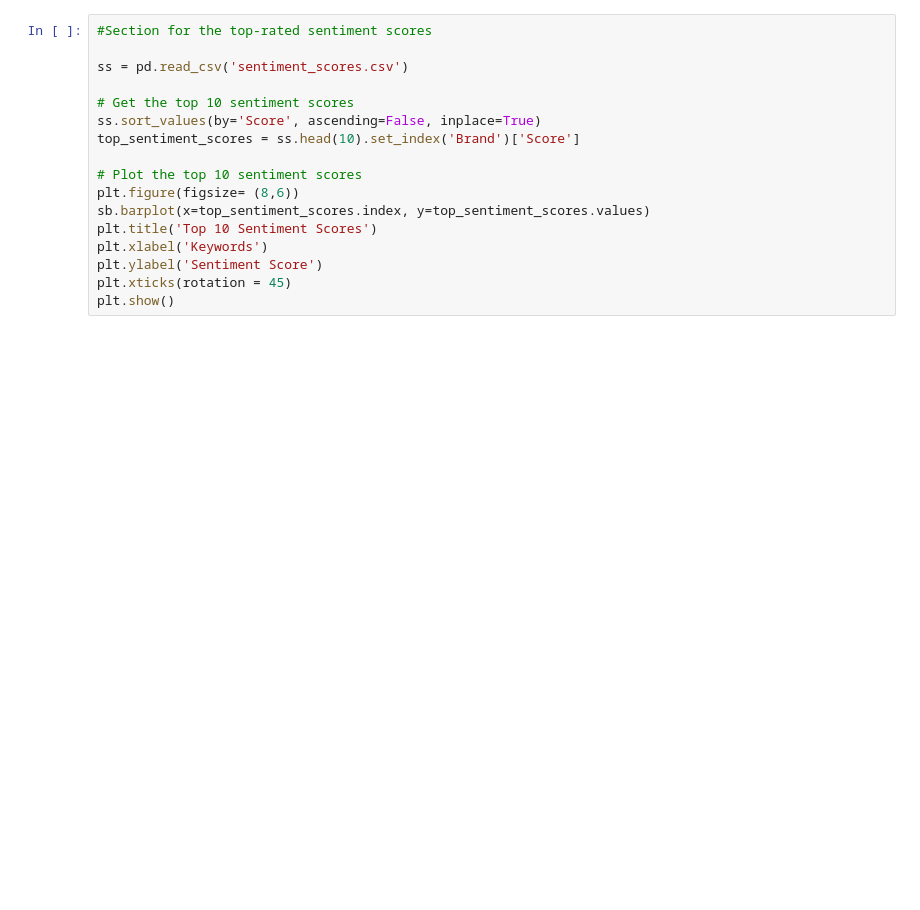
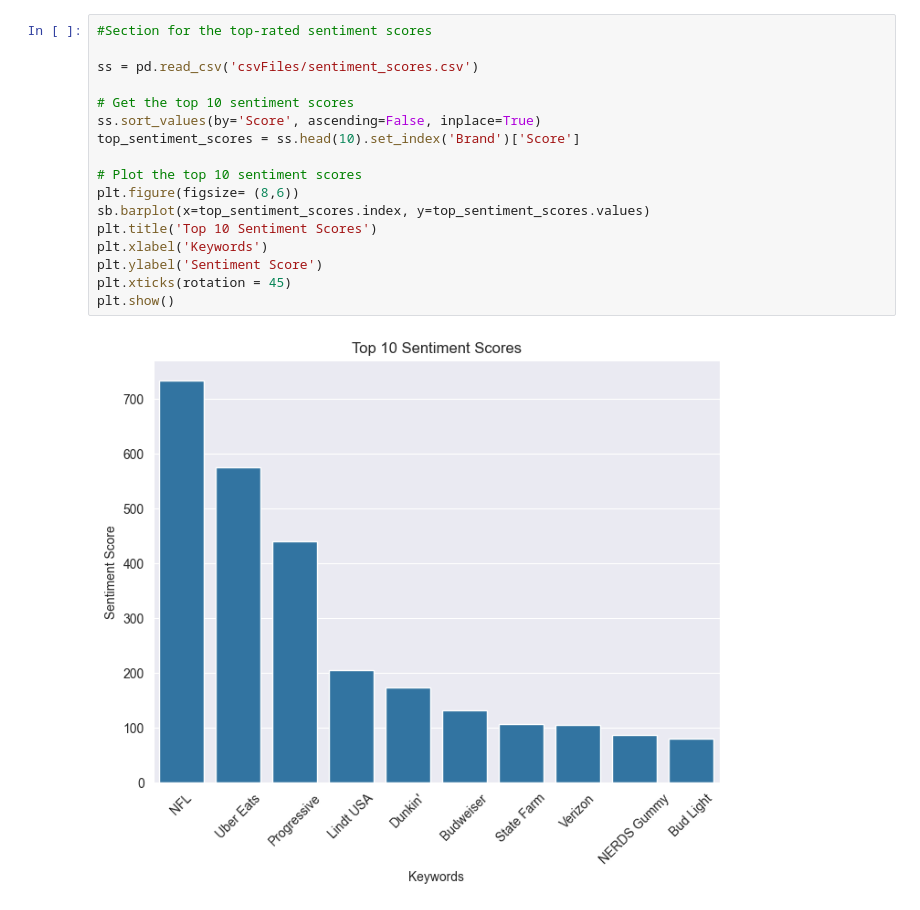
Before and after one commit to MattSebahar/GameDayAnalytics2024, a Jupyter notebook: pandasTest.ipynb, the cells around one changed output. Cells and saved outputs as stored; diff of their text form; blank space fills up the shorter version.

```diff
--- a/pandasTest.ipynb
+++ b/pandasTest.ipynb
@@ -69,20 +97,22 @@ ss.rename(columns = {'keyword': 'Brand', 'Score': 'Score'}, inplace = True)
 # %%
 #Section for the top-rated sentiment scores
 
-ss = pd.read_csv('sentiment_scores.csv')
+ss = pd.read_csv('csvFiles/sentiment_scores.csv')
 
 # Get the top 10 sentiment scores
 ss.sort_values(by='Score', ascending=False, inplace=True)
 top_sentiment_scores = ss.head(10).set_index('Brand')['Score']
 
 # Plot the top 10 sentiment scores
 plt.figure(figsize= (8,6))
 sb.barplot(x=top_sentiment_scores.index, y=top_sentiment_scores.values)
 plt.title('Top 10 Sentiment Scores')
 plt.xlabel('Keywords')
 plt.ylabel('Sentiment Score')
 plt.xticks(rotation = 45)
 plt.show()
+# %% [output]
+[figure, added]
 # %%
 #Section for the lowest rated sentiment scores
 
```
Also changed, not shown: parts of 10 cells of this notebook, 6 other files.
